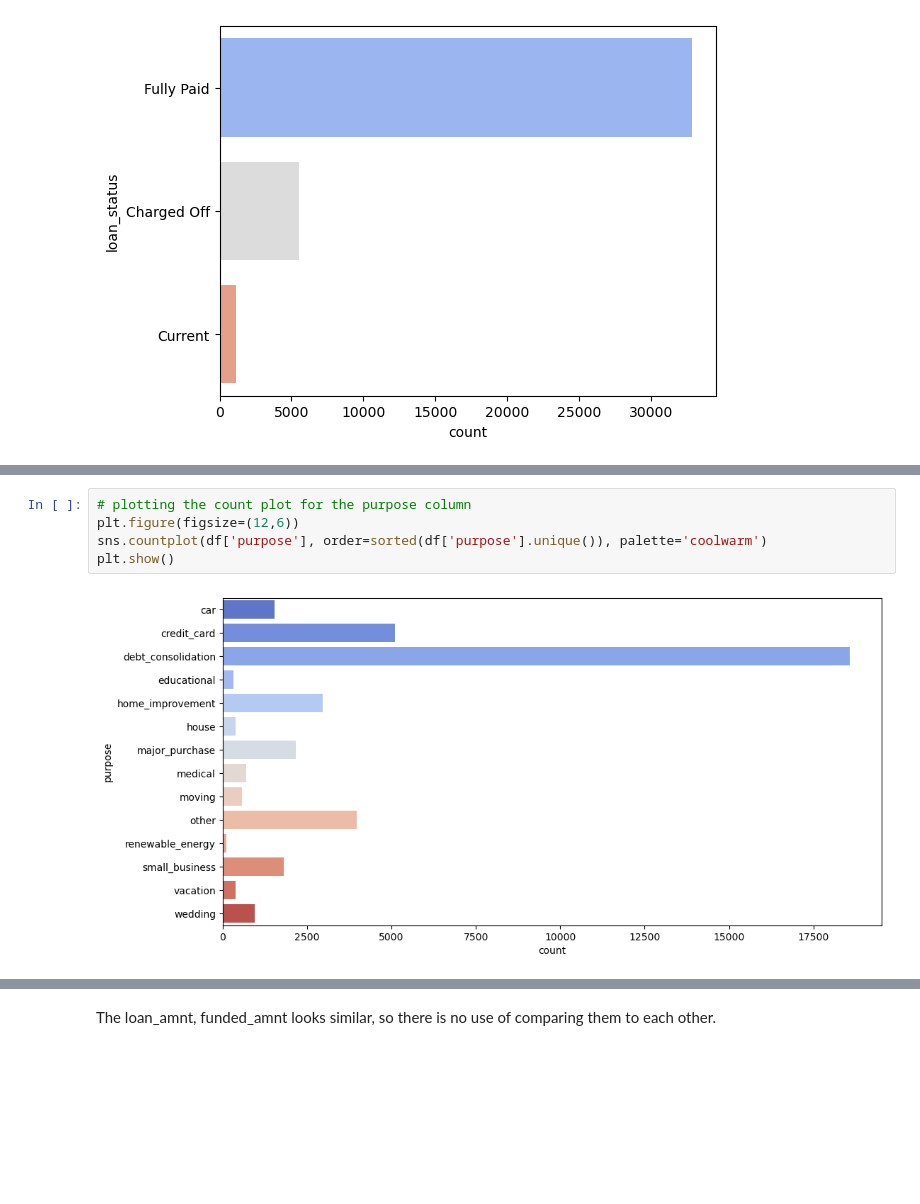
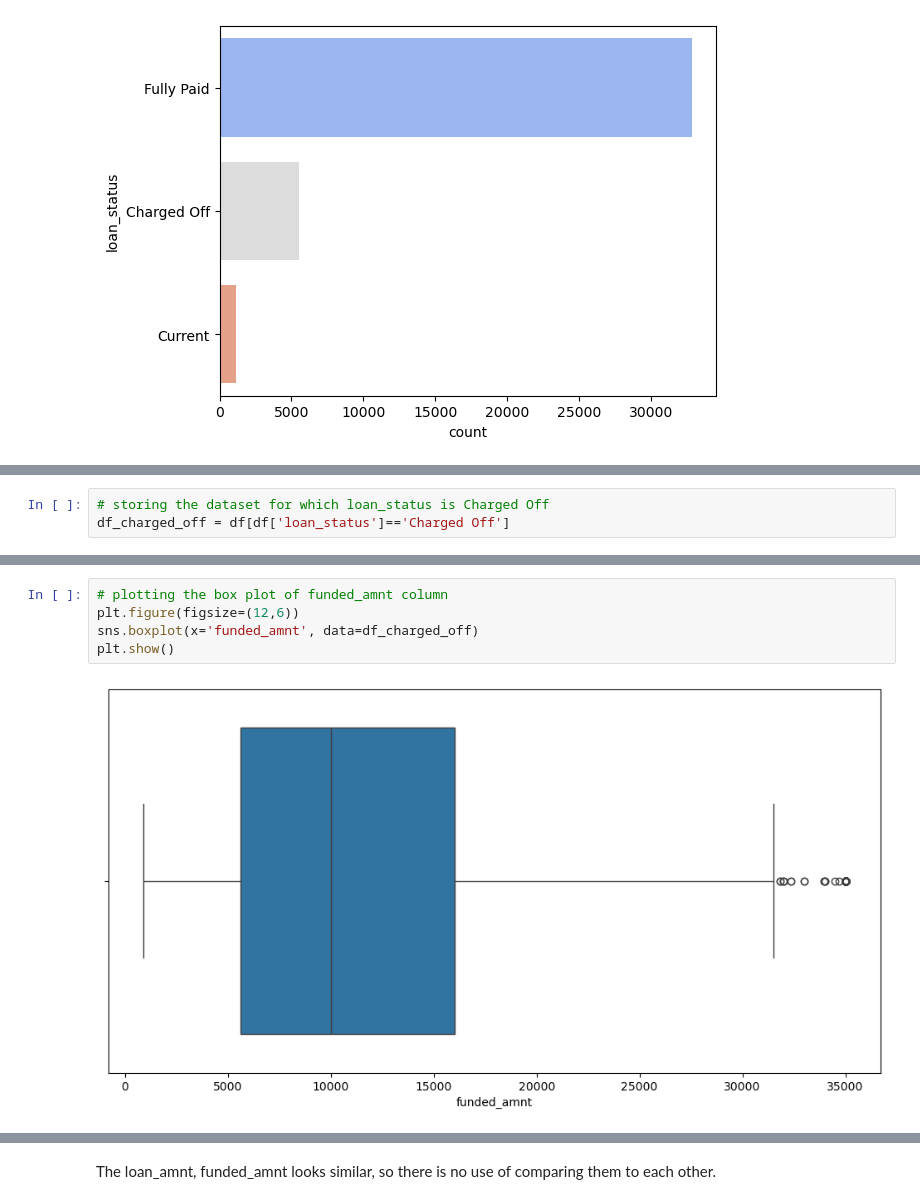
Before and after one commit to mohakp/eda-lending-case-study, a Jupyter notebook: Mohak Purushottam Pingle.ipynb, the cells around one changed output, grey strips where cells are left out. Saved outputs shown, nothing was run; the diff lists cells and outputs as text; blank space fills up the shorter version.

```diff
--- a/Mohak Purushottam Pingle.ipynb
+++ b/Mohak Purushottam Pingle.ipynb
@@ -760,0 +743,3 @@ plt.show()
+# %%
+# storing the dataset for which loan_status is Charged Off
+df_charged_off = df[df['loan_status']=='Charged Off']
@@ -780,8 +881,8 @@ plt.show()
 # %%
-# plotting the count plot for the purpose column
+# plotting the box plot of funded_amnt column
 plt.figure(figsize=(12,6))
-sns.countplot(df['purpose'], order=sorted(df['purpose'].unique()), palette='coolwarm')
+sns.boxplot(x='funded_amnt', data=df_charged_off)
 plt.show()
 # %% [output]
-[figure, old version]
+[figure, new version]
 # %%
```
Also changed, not shown: parts of 48 cells of this notebook.
